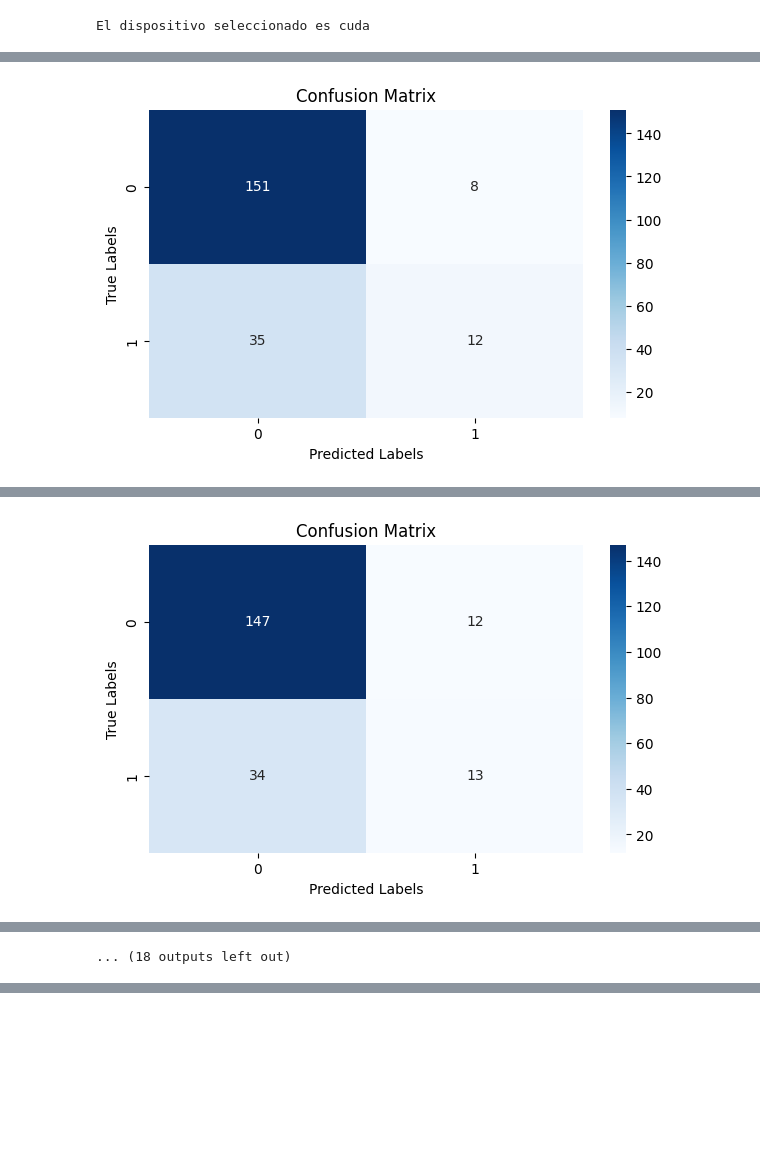
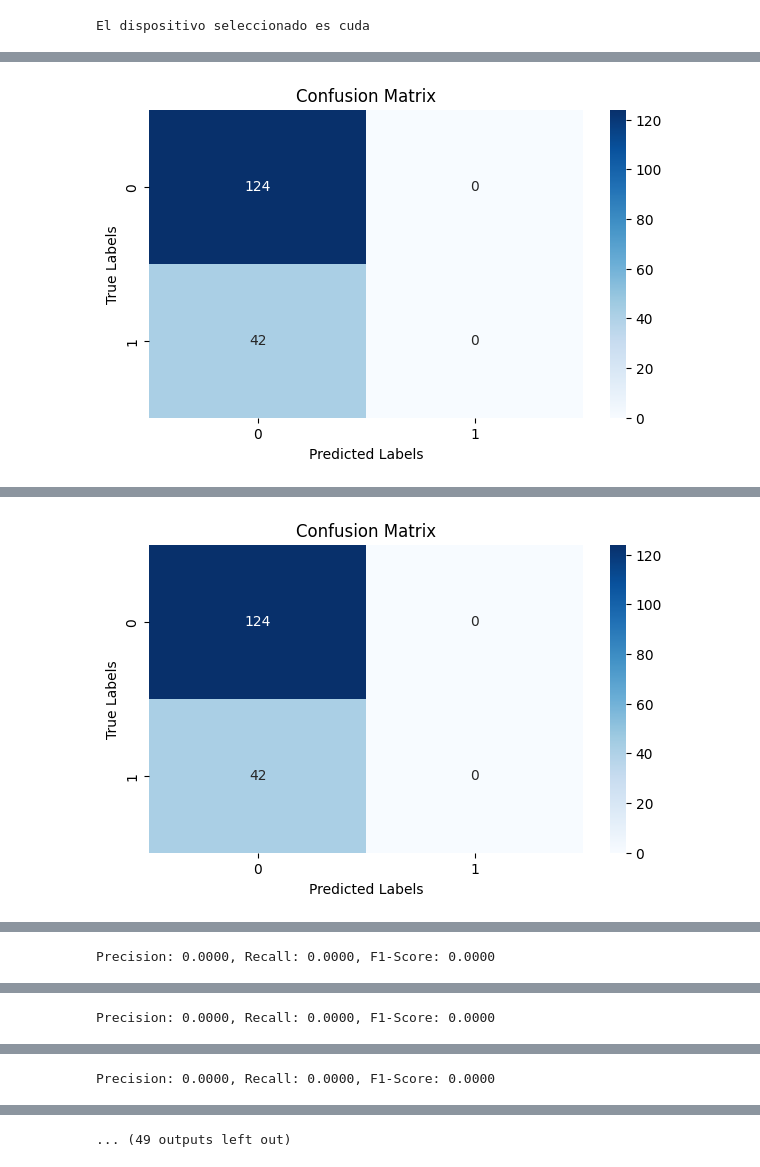
Before and after one commit to chrisnar16/TFMAgricultura, a Jupyter notebook: Red.ipynb, the cells around one changed output, grey strips where cells are left out. Drawn from its saved outputs; the diff is of its cells as text; code cells hidden in the pictures; blank space fills up the shorter version.

```diff
--- a/Red.ipynb
+++ b/Red.ipynb
@@ -20,10 +20,10 @@ transform = transforms.Compose([
     transforms.ToTensor()
 ])
 
-formats = ( 'RGB.JPG','RED.TIF','GRE.TIF','NIR.TIF','REG.TIF')
+#formats = ( 'RGB.JPG','RED.TIF','GRE.TIF','NIR.TIF','REG.TIF')
 #formats = ('RGB.JPG','NIR.TIF','REG.TIF')
-#formats = ('RGB.JPG',)
-dataset = CherryTreeDataset(PATH, transform=transform, formats = formats, concatenate = True, healthy_ratio=4)
+formats = ('RGB.JPG',)
+dataset = CherryTreeDataset(PATH, transform=transform, formats = formats, concatenate = True, healthy_ratio=3)
 # %%
 images, label = dataset[20]
 plot_spectra(images, label)
@@ -109,9 +154,11 @@ ResNet(
   (fc): Linear(in_features=2048, out_features=1000, bias=True)
 )
 # %%
+from sklearn.metrics import precision_recall_fscore_support, roc_auc_score
+
 criterion = torch.nn.BCEWithLogitsLoss()
-optimizer = torch.optim.Adam(filter(lambda p: p.requires_grad, resnet.parameters()), lr=0.00002, weight_decay=1e-3)
-num_epochs = 15
+optimizer = torch.optim.Adam(filter(lambda p: p.requires_grad, resnet.parameters()), lr=0.00001, weight_decay=1e-3)
+num_epochs = 25
 for epoch in range(num_epochs):
     resnet.train()
     train_loss = 0
@@ -128,7 +175,6 @@ for epoch in range(num_epochs):
     # Calculando la pérdida promedio en la época
     train_loss /= len(train_loader)
 
-    # Evaluación con el conjunto de validación/test
     resnet.eval()
     validation_loss = 0
     correct = 0
@@ -142,17 +188,22 @@ for epoch in range(num_epochs):
             labels = labels.float().view(-1, 1)
             loss = criterion(outputs, labels)
             validation_loss += loss.item()
-            predicted = torch.sigmoid(outputs).ge(0.5).float()  # ge es 'greater or equal'
+            # Obtén las predicciones binarias
+            predicted = (torch.sigmoid(outputs) >= 0.5).float()
             total += labels.size(0)
-            correct += (predicted == labels).float().sum().item()  # Asegura que la suma se haga sobre floats
-            all_predicted.append(predicted.cpu().numpy())
-            all_labels.append(labels.cpu().numpy())
+            correct += (predicted == labels).sum().item()
+
+            # Guarda las predicciones y etiquetas para la matriz de confusión
+            # Importante: aplana los arrays para que sean 1D
+            all_predicted.extend(predicted.cpu().numpy().flatten())
+            all_labels.extend(labels.cpu().numpy().flatten())
 
     validation_loss /= len(test_loader)
     accuracy = 100 * correct / total
 
-    all_predicted = np.concatenate(all_predicted)
-    all_labels = np.concatenate(all_labels)
+    # Convierte a arrays numpy para la matriz de confusión
+    all_predicted = np.array(all_predicted)
+    all_labels = np.array(all_labels)
 
     # Calculando la matriz de confusión
     conf_matrix = confusion_matrix(all_labels, all_predicted)
@@ -163,6 +214,21 @@ for epoch in range(num_epochs):
     plt.title('Confusion Matrix')
     plt.show()
 
+    precision, recall, f1, _ = precision_recall_fscore_support(all_labels, all_predicted, average='binary')
+    print(f'Precision: {precision:.4f}, Recall: {recall:.4f}, F1-Score: {f1:.4f}')
+
+    # Si quieres calcular el AUC-ROC (necesitas las probabilidades, no las etiquetas binarias)
+    all_probs = []
+    with torch.no_grad():
+        for images, _ in test_loader:
+            images = images.to(device)
+            outputs = resnet(images)
+            probs = torch.sigmoid(outputs).cpu().numpy().flatten()
+            all_probs.extend(probs)
+
+    auc_roc = roc_auc_score(all_labels, all_probs)
+    print(f'AUC-ROC: {auc_roc:.4f}')
+
     print(f'Epoch [{epoch+1}/{num_epochs}], Train Loss: {train_loss:.4f}, Validation Loss: {validation_loss:.4f}, Accuracy: {accuracy:.2f}%')
 # %% [output]
-[figure, old version]
+[figure, new version]
@@ -170 +238 @@ Epoch [1/15], Train Loss: 0.0626, Validation Loss: 0.6682, Accuracy: 79.13%
-[figure, old version]
+[figure, new version]
@@ -171,0 +239 @@ Epoch [2/15], Train Loss: 0.0455, Validation Loss: 0.7068, Accuracy: 77.67%
+Precision: 0.0000, Recall: 0.0000, F1-Score: 0.0000
@@ -173,0 +243 @@ Epoch [3/15], Train Loss: 0.0377, Validation Loss: 0.8898, Accuracy: 78.64%
+Precision: 0.0000, Recall: 0.0000, F1-Score: 0.0000
@@ -180 +247 @@ Epoch [6/15], Train Loss: 0.0279, Validation Loss: 1.1465, Accuracy: 78.64%
-... (18 outputs left out)
+Precision: 0.0000, Recall: 0.0000, F1-Score: 0.0000
@@ -181,2 +250,3 @@ Epoch [6/15], Train Loss: 0.0279, Validation Loss: 1.1465, Accuracy: 78.64%
+... (49 outputs left out)
 # %%
 print((predicted == labels))
```
Also changed, not shown: parts of 5 cells of this notebook.
